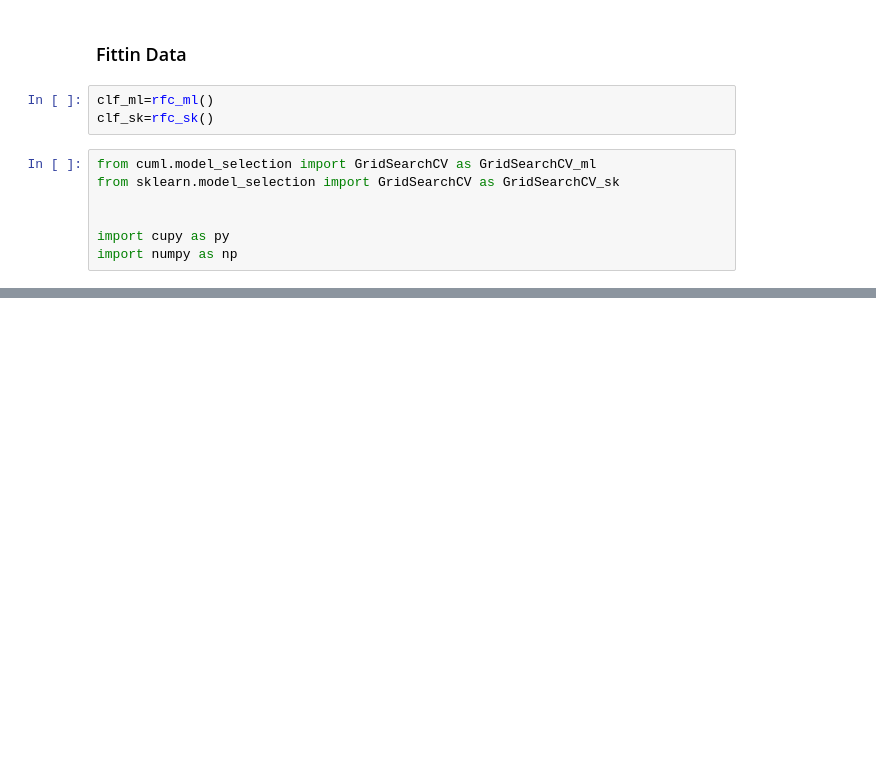
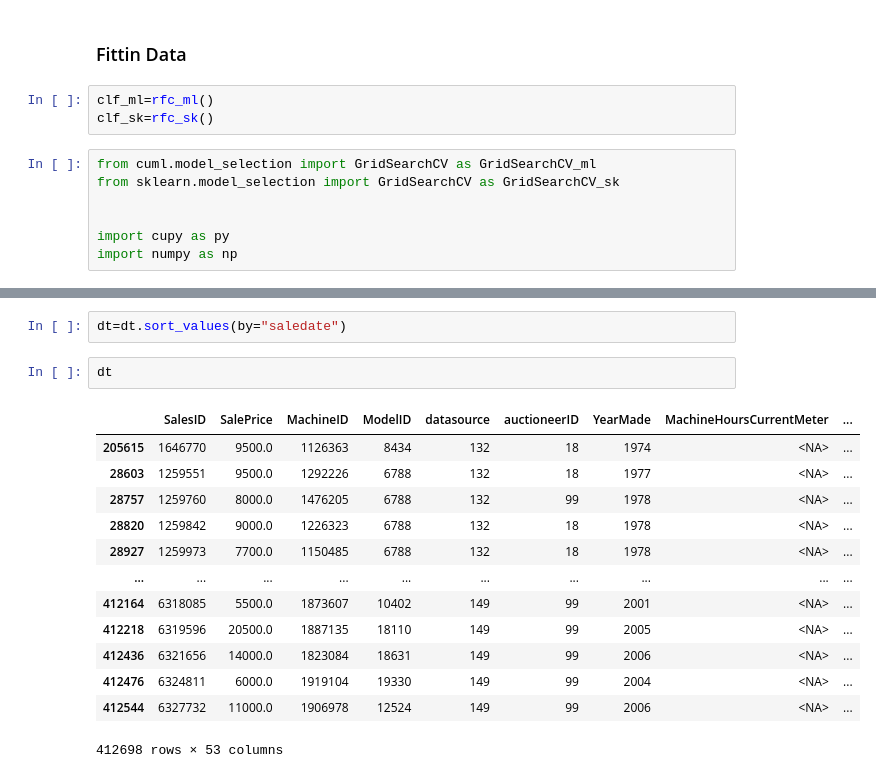
Before and after one commit to yash-dhingra/intro-nvidia-rapid, a Jupyter notebook: test.ipynb, the cells around one changed output, grey strips where cells are left out. Drawn from its saved outputs; the diff is of its cells as text; blank space fills up the shorter version.

```diff
--- a/test.ipynb
+++ b/test.ipynb
@@ -100,0 +162,18 @@ To explicitly construct a host matrix, consider using .to_numpy().
+# %%
+dt=dt.sort_values(by="saledate")
+# %%
+dt
+# %% [output]
+|  | SalesID | SalePrice | MachineID | ModelID | datasource | auctioneerID | YearMade | MachineHoursCurrentMeter | ... |
+| 205615 | 1646770 | 9500.0 | 1126363 | 8434 | 132 | 18 | 1974 | <NA> | ... |
+| 28603 | 1259551 | 9500.0 | 1292226 | 6788 | 132 | 18 | 1977 | <NA> | ... |
+| 28757 | 1259760 | 8000.0 | 1476205 | 6788 | 132 | 99 | 1978 | <NA> | ... |
+| 28820 | 1259842 | 9000.0 | 1226323 | 6788 | 132 | 18 | 1978 | <NA> | ... |
+| 28927 | 1259973 | 7700.0 | 1150485 | 6788 | 132 | 18 | 1978 | <NA> | ... |
+| ... | ... | ... | ... | ... | ... | ... | ... | ... | ... |
+| 412164 | 6318085 | 5500.0 | 1873607 | 10402 | 149 | 99 | 2001 | <NA> | ... |
+| 412218 | 6319596 | 20500.0 | 1887135 | 18110 | 149 | 99 | 2005 | <NA> | ... |
+| 412436 | 6321656 | 14000.0 | 1823084 | 18631 | 149 | 99 | 2006 | <NA> | ... |
+| 412476 | 6324811 | 6000.0 | 1919104 | 19330 | 149 | 99 | 2004 | <NA> | ... |
+| 412544 | 6327732 | 11000.0 | 1906978 | 12524 | 149 | 99 | 2006 | <NA> | ... |
+412698 rows × 53 columns
```
Also changed, not shown: parts of 33 cells of this notebook, 4 other files.
